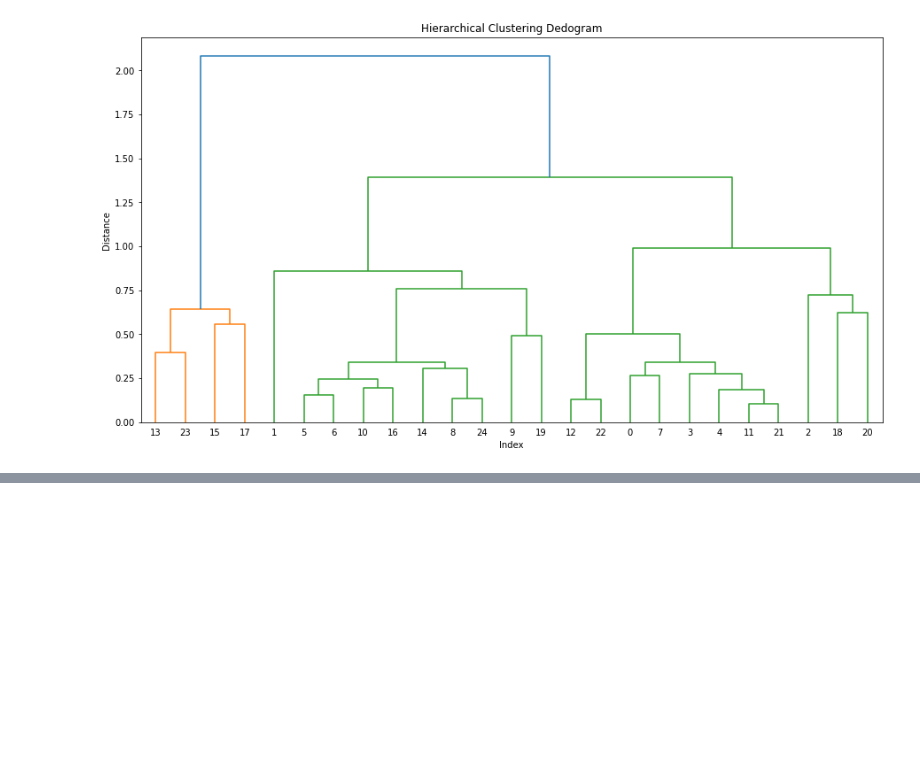
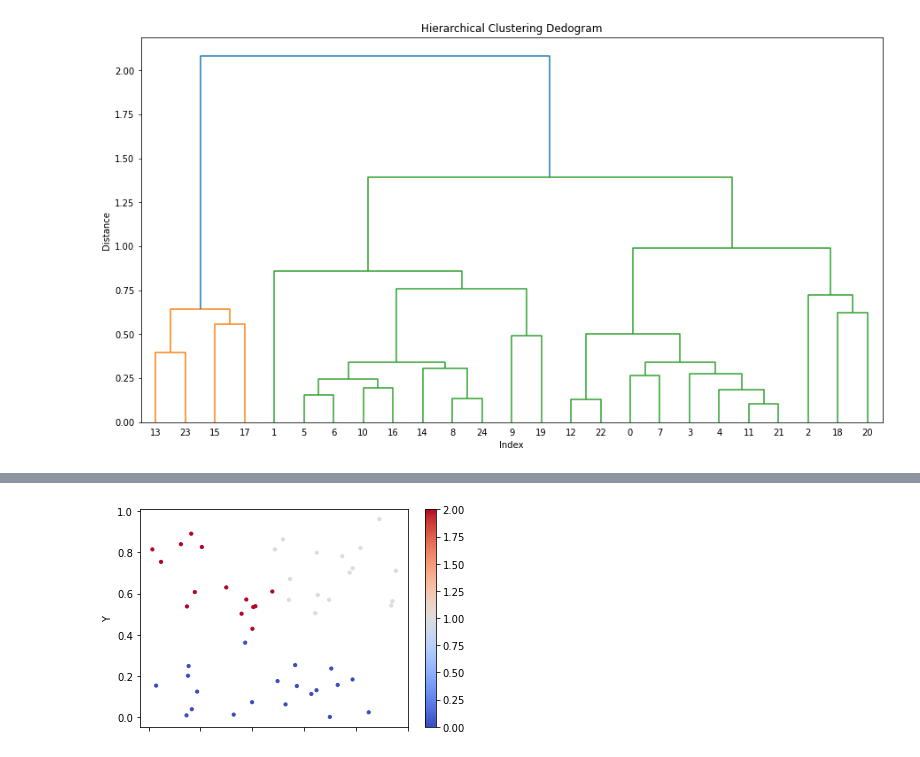
Before and after one commit to jamithireddy/aispry, a Jupyter notebook: aispry.ipynb, the cells around one changed output, grey strips where cells are left out. Drawn from its saved outputs; the diff is of its cells as text; code cells hidden in the pictures; blank space fills up the shorter version.

```diff
--- a/aispry.ipynb
+++ b/aispry.ipynb
@@ -296,0 +314,14 @@ df.to_csv("University.csv",encoding="utf-8")
+# %%
+
+model1 = KMeans(n_clusters=3).fit(df_xy)
+# %%
+import matplotlib.pyplot as plt
+df_xy.plot(x = "X",# Defining the X variable
+  y = "Y",  # Defining the Y variable
+  c = model1.labels_, # Specifying to color the various labels
+  kind = 'scatter', # Specifying the type of plot
+  s = 10, # Number of levels in colors end to end
+  cmap=plt.cm.coolwarm # cm -> color map: coolwarm
+  );
+# %% [output]
+[figure, added]
```
Also changed, not shown: parts of 6 cells of this notebook.
